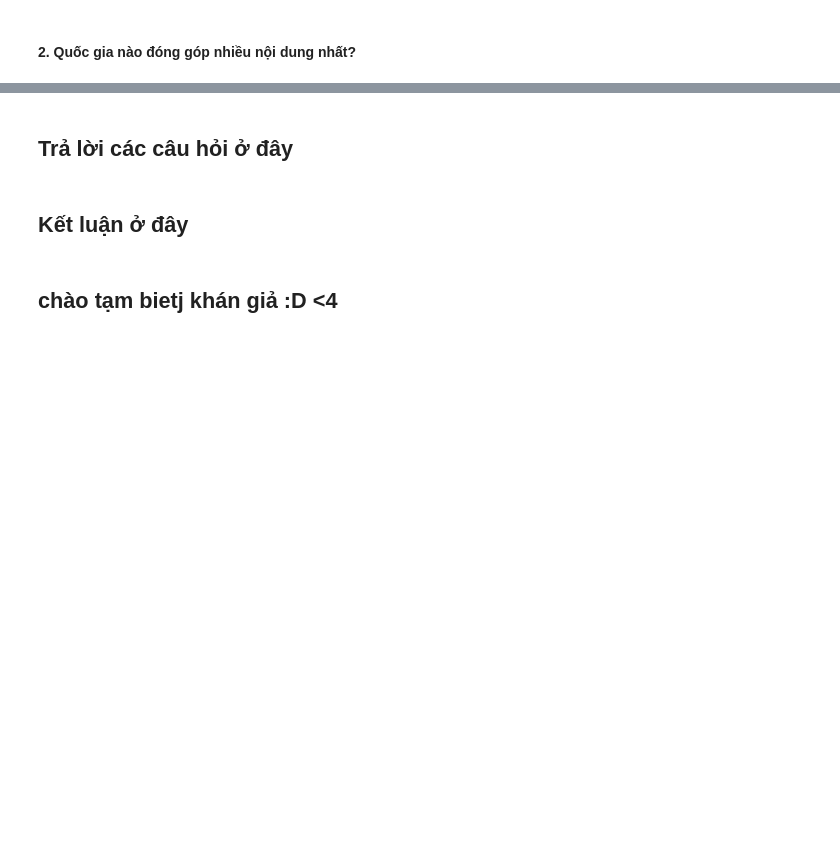
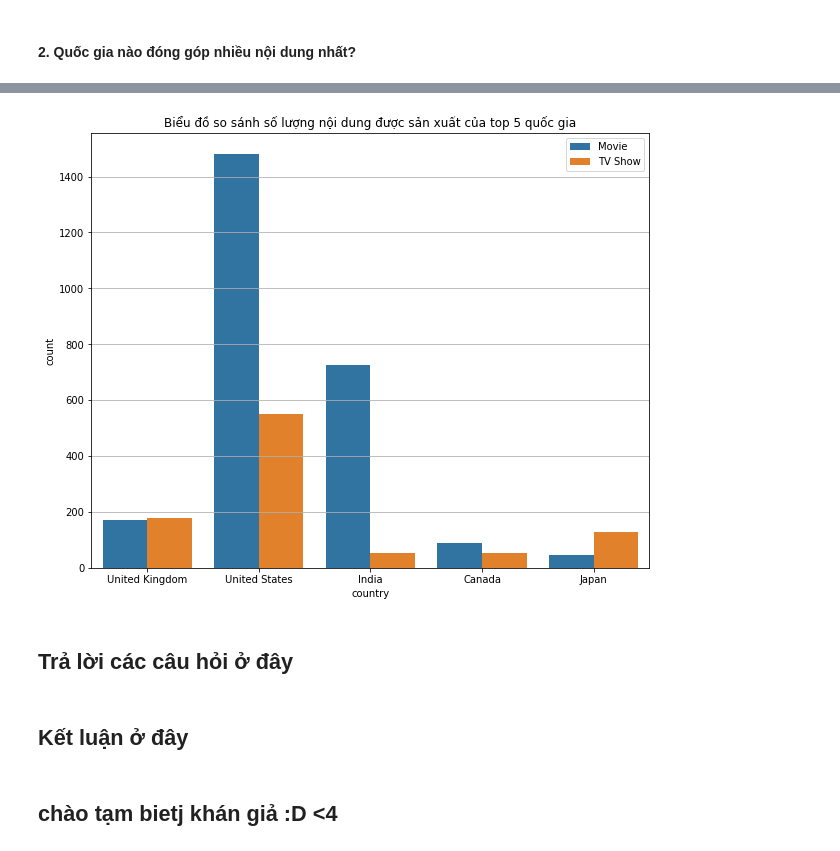
Before and after one commit to ducanh2505/Data_Science_Project, a Jupyter notebook: 171220-DaoDucAnh.ipynb, the cells around one changed output, grey strips where cells are left out. Cells and saved outputs as stored; diff of their text form; code cells hidden in the pictures; blank space fills up the shorter version.

```diff
--- a/171220-DaoDucAnh.ipynb
+++ b/171220-DaoDucAnh.ipynb
@@ -314,3 +275,12 @@ plt.grid();
+# %%
+t = df['country'].value_counts().sort_values(ascending=False).head().index.values
+top_productive_countries = df[df['country'].isin(t)]
+plt.figure(figsize=(10,8))
+sns.countplot(x='country',hue='type',data=top_productive_countries)
+plt.title('Biểu đồ so sánh số lượng nội dung được sản xuất của top 5 quốc gia')
+plt.grid(axis = 'y'), plt.legend(loc = 1);
+# %% [output]
+[figure, added]
 # %% [markdown]
 ## Trả lời các câu hỏi ở đây
 # %% [markdown]
```
Also changed, not shown: parts of 4 cells of this notebook.
